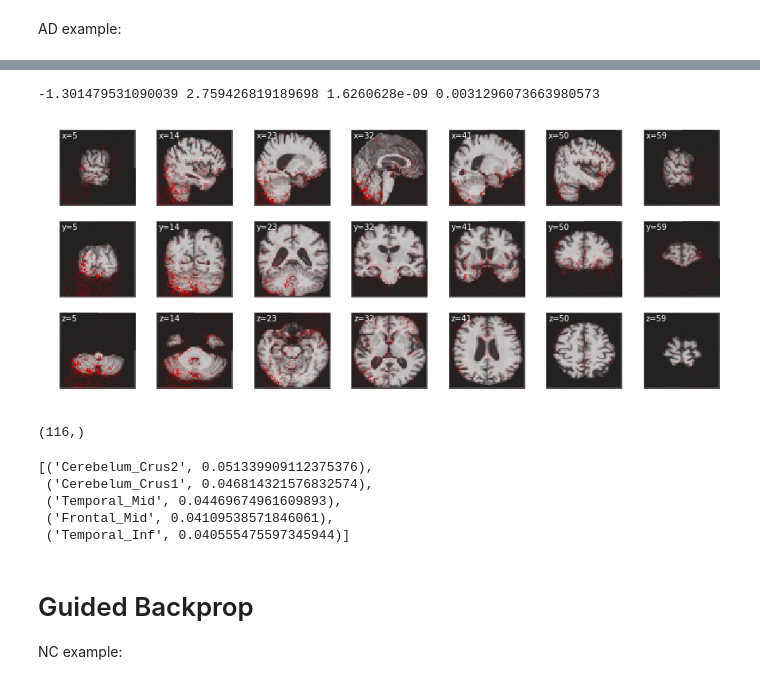
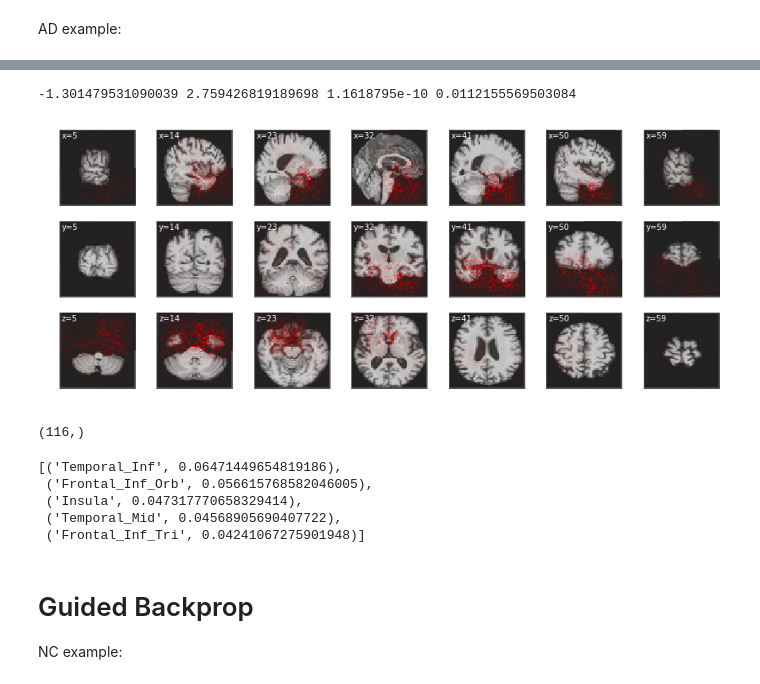
Before and after one commit to kathyfan/cs231n-adni, a Jupyter notebook: new_code/occlusion_backprop_vis.ipynb, the cells around one changed output, grey strips where cells are left out. Saved outputs shown, nothing was run; the diff lists cells and outputs as text; code cells hidden in the pictures.

```diff
--- a/new_code/occlusion_backprop_vis.ipynb
+++ b/new_code/occlusion_backprop_vis.ipynb
@@ -70,7 +72,7 @@ net = model.SingleTimestep3DCNN(in_num_ch=1, img_size=(64,64,64), inter_num_ch=1
 # %%
 # net.load_state_dict(torch.load('../ckpt/2020_5_5_21_44/model_best.pth.tar')['model'])
 # %%
-net.load_state_dict(torch.load('../ckpt/2020_5_13_1_30/epoch004.pth.tar')['model'])
+net.load_state_dict(torch.load('../ckpt/2020_5_18_16_42/epoch031.pth.tar')['model'])
 # %% [output]
 <All keys matched successfully>
 # %%
@@ -161,19 +163,19 @@ one hot output:  tensor([[[0.],
 # %%
 vis_utils.plot_slices(test_data[500][0], overlay=relevance_map_backprop_pos[0],
-                  overlay_vmax=np.percentile(relevance_map_backprop, 99.9),
+                  overlay_vmax=np.percentile(relevance_map_backprop_pos, 99.9),
                   overlay_cmap=vis_utils.alpha_to_red_cmap)
 # %% [output]
--1.301479531090039 2.759426819189698 1.6260628e-09 0.0031296073663980573
+-1.301479531090039 2.759426819189698 1.1618795e-10 0.0112155569503084
-[figure, old version]
+[figure, new version]
 # %%
 get_relevance_per_area(relevance_map_backprop_pos[0])[:5]
 # %% [output]
 (116,)
-[('Cerebelum_Crus2', 0.051339909112375376),
- ('Cerebelum_Crus1', 0.046814321576832574),
- ('Temporal_Mid', 0.04469674961609893),
- ('Frontal_Mid', 0.04109538571846061),
- ('Temporal_Inf', 0.040555475597345944)]
+[('Temporal_Inf', 0.06471449654819186),
+ ('Frontal_Inf_Orb', 0.056615768582046005),
+ ('Insula', 0.047317770658329414),
+ ('Temporal_Mid', 0.04568905690407722),
+ ('Frontal_Inf_Tri', 0.04241067275901948)]
 # %% [markdown]
 # Guided Backprop
 
```
Also changed, not shown: parts of 23 cells of this notebook.
